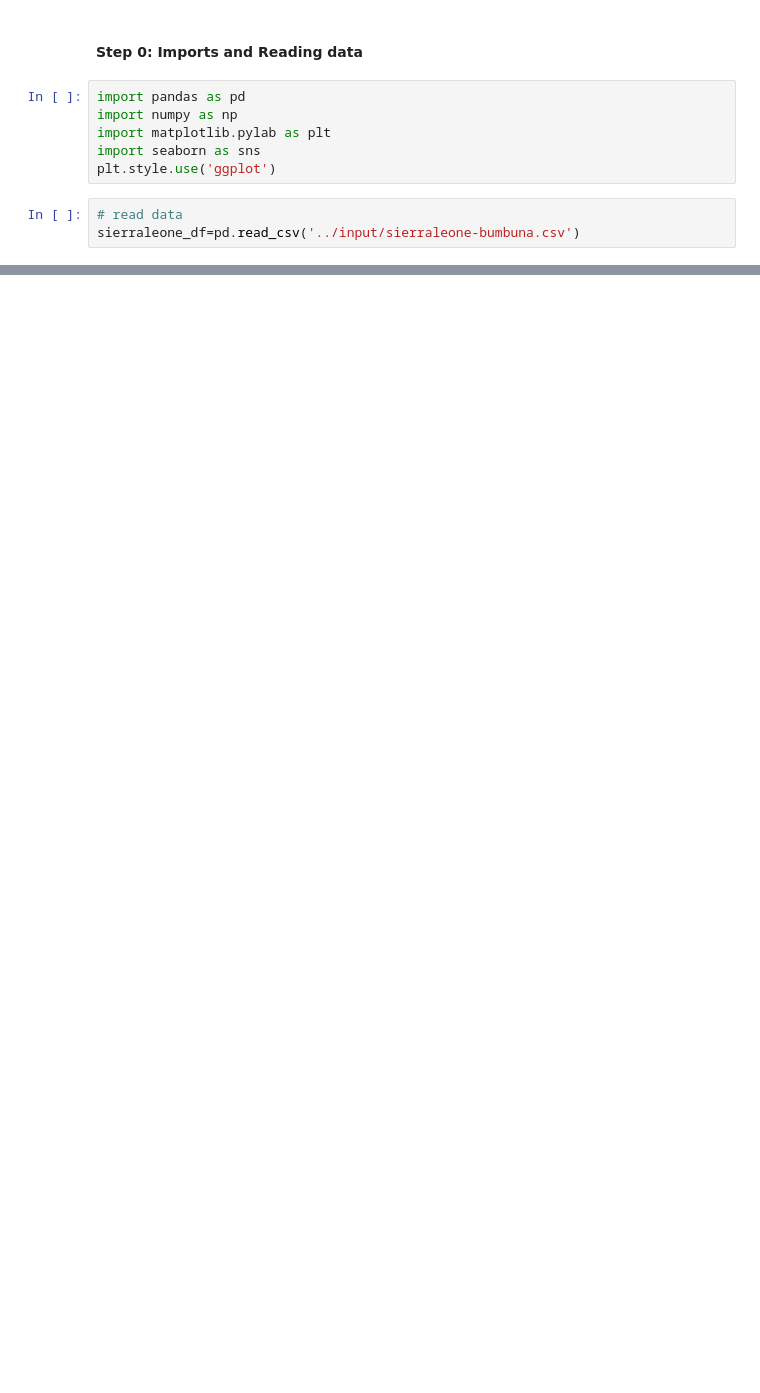
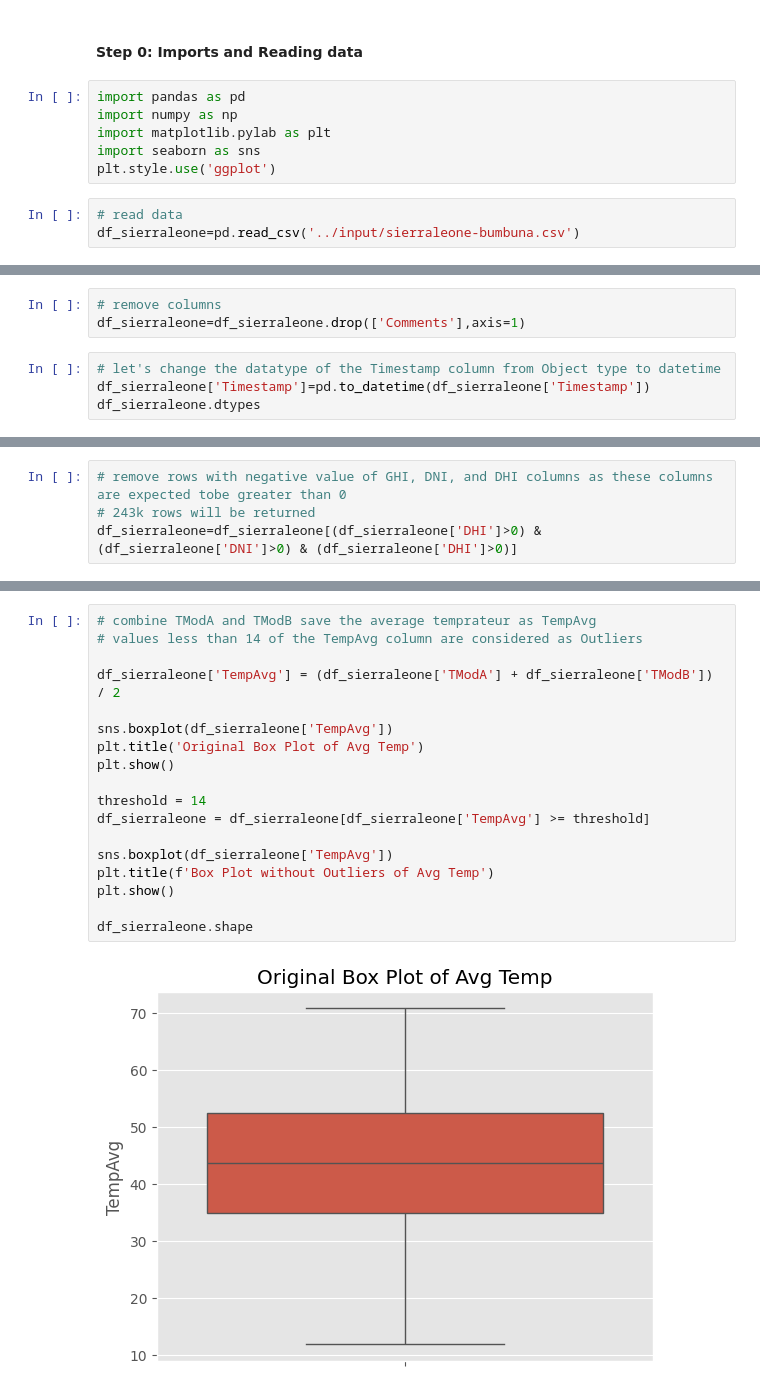
Before and after one commit to mebratuteshale/mebratu-week0, a Jupyter notebook: notebooks/sierraleone_EDA.ipynb, the cells around one changed output, grey strips where cells are left out. Saved outputs shown, nothing was run; the diff lists cells and outputs as text; blank space fills up the shorter version.

```diff
--- a/notebooks/sierraleone_EDA.ipynb
+++ b/notebooks/sierraleone_EDA.ipynb
@@ -8,6 +8,6 @@ import seaborn as sns
 plt.style.use('ggplot')
 # %%
 # read data
-sierraleone_df=pd.read_csv('../input/sierraleone-bumbuna.csv')
+df_sierraleone=pd.read_csv('../input/sierraleone-bumbuna.csv')
 # %% [markdown]
 #### Step 1: Data Understanding
@@ -42,0 +87,7 @@ Index(['Timestamp', 'GHI', 'DNI', 'DHI', 'ModA', 'ModB', 'Tamb', 'RH', 'WS',
+# %%
+# remove columns
+df_sierraleone=df_sierraleone.drop(['Comments'],axis=1)
+# %%
+# let's change the datatype of the Timestamp column from Object type to datetime
+df_sierraleone['Timestamp']=pd.to_datetime(df_sierraleone['Timestamp'])
+df_sierraleone.dtypes
@@ -42,0 +142,4 @@ Index(['Timestamp', 'GHI', 'DNI', 'DHI', 'ModA', 'ModB', 'Tamb', 'RH', 'WS',
+# %%
+# remove rows with negative value of GHI, DNI, and DHI columns as these columns are expected tobe greater than 0
+# 243k rows will be returned
+df_sierraleone=df_sierraleone[(df_sierraleone['DHI']>0) & (df_sierraleone['DNI']>0) & (df_sierraleone['DHI']>0)]
@@ -42,0 +149,20 @@ Index(['Timestamp', 'GHI', 'DNI', 'DHI', 'ModA', 'ModB', 'Tamb', 'RH', 'WS',
+# %%
+# combine TModA and TModB save the average temprateur as TempAvg
+# values less than 14 of the TempAvg column are considered as Outliers
+
+df_sierraleone['TempAvg'] = (df_sierraleone['TModA'] + df_sierraleone['TModB']) / 2
+
+sns.boxplot(df_sierraleone['TempAvg'])
+plt.title('Original Box Plot of Avg Temp')
+plt.show()
+
+threshold = 14
+df_sierraleone = df_sierraleone[df_sierraleone['TempAvg'] >= threshold]
+
+sns.boxplot(df_sierraleone['TempAvg'])
+plt.title(f'Box Plot without Outliers of Avg Temp')
+plt.show()
+
+df_sierraleone.shape
+# %% [output]
+[figure, added]
```
Also changed, not shown: parts of 30 cells of this notebook, 2 other files.
